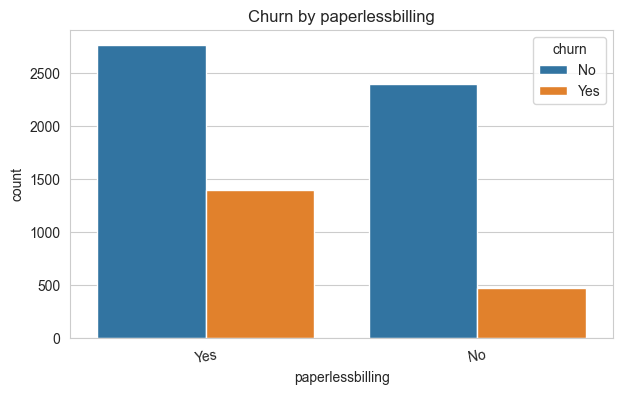
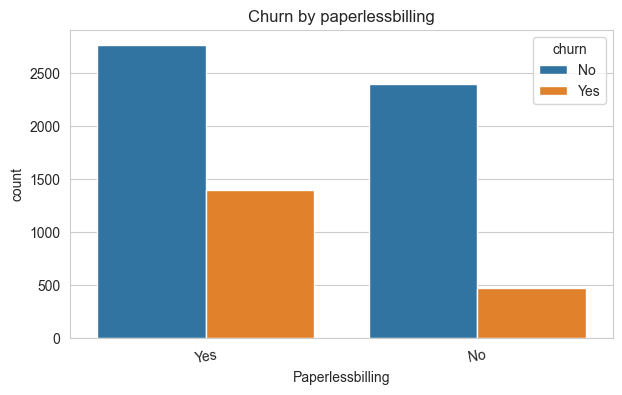
Code edit (unified diff) that turned the first committed figure into the second:
--- before
+++ after
@@ -24,4 +24,4 @@
     
     plt.xticks(rotation=10)
-    
+    plt.xlabel(col.replace('_', ' ').title())
     plt.show()

Commit: Added model evaluation, ROC analysis, hyperparameter tuning, and feature importance visualization